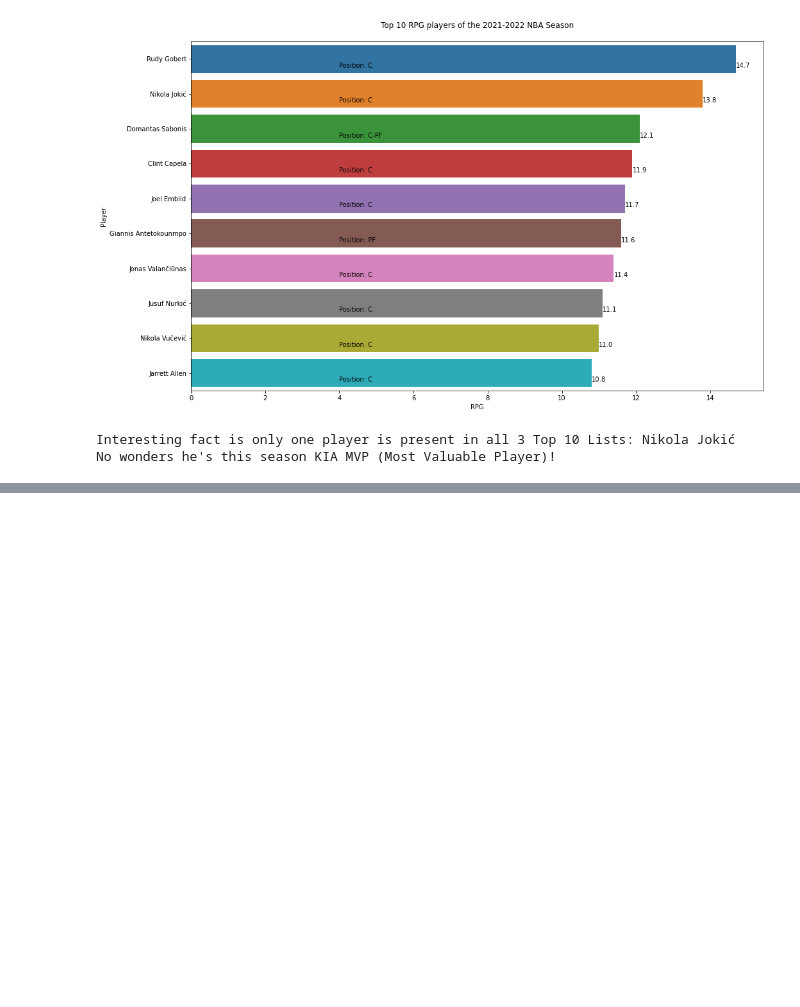
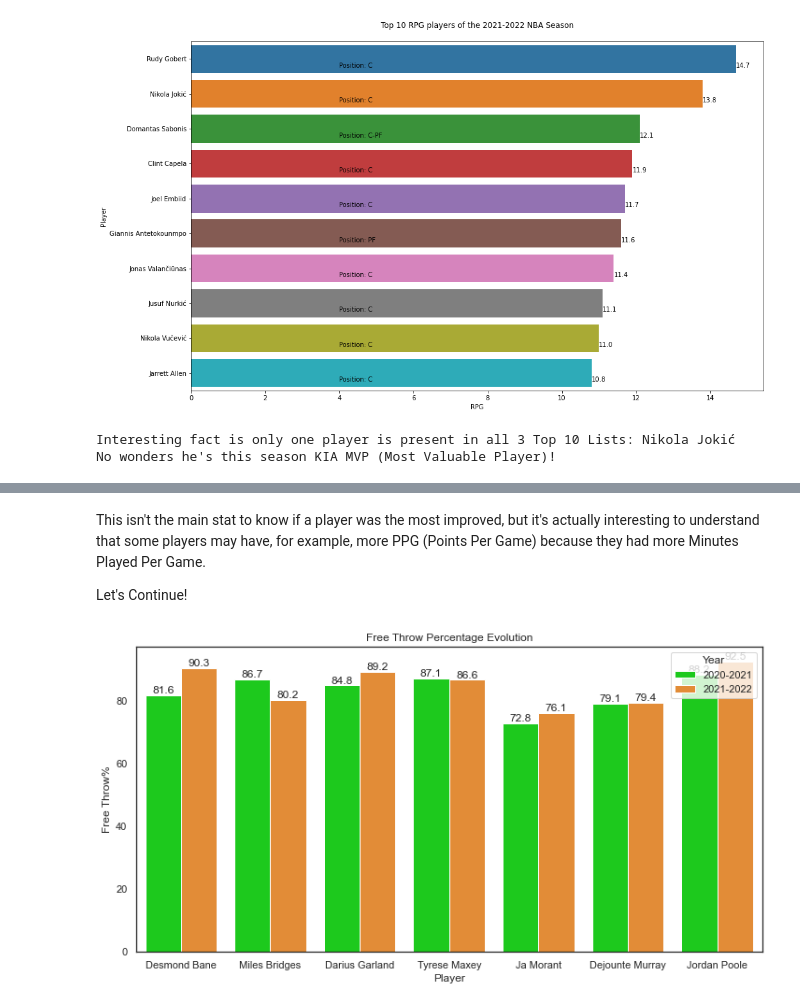
Before and after one commit to victorleaoo/NBA-Data-Science-Project, a Jupyter notebook: NBA.ipynb, the cells around one changed output, grey strips where cells are left out. Cells and saved outputs as stored; diff of their text form; code cells hidden in the pictures; blank space fills up the shorter version.

```diff
--- a/NBA.ipynb
+++ b/NBA.ipynb
@@ -289,0 +344,23 @@ No wonders he's this season KIA MVP (Most Valuable Player)!
+# %% [markdown]
+This isn't the main stat to know if a player was the most improved, but it's actually interesting to understand that some players may have, for example, more PPG (Points Per Game) because they had more Minutes Played Per Game.
+
+Let's Continue!
+# %%
+# Free Throw % Evolution
+
+import seaborn as sns
+import matplotlib as mat
+import matplotlib.pyplot as plt
+sns.set(style="white")
+
+fig, ax = plt.subplots(figsize=(12,6))
+colors = ["#00e600", "#ff8c1a"]
+sns.barplot(x="Player", y="FT%",hue="Year", palette=colors, data=mip_dataset)
+ax.set_title("Free Throw Percentage Evolution",fontdict= {'size':12})
+ax.xaxis.set_label_text("Player",fontdict= {'size':12})
+ax.yaxis.set_label_text("Free Throw%",fontdict= {'size':12})
+for container in ax.containers:
+    ax.bar_label(container)
+plt.show()
+# %% [output]
+[figure, added]
```
Also changed, not shown: parts of 6 cells of this notebook.
